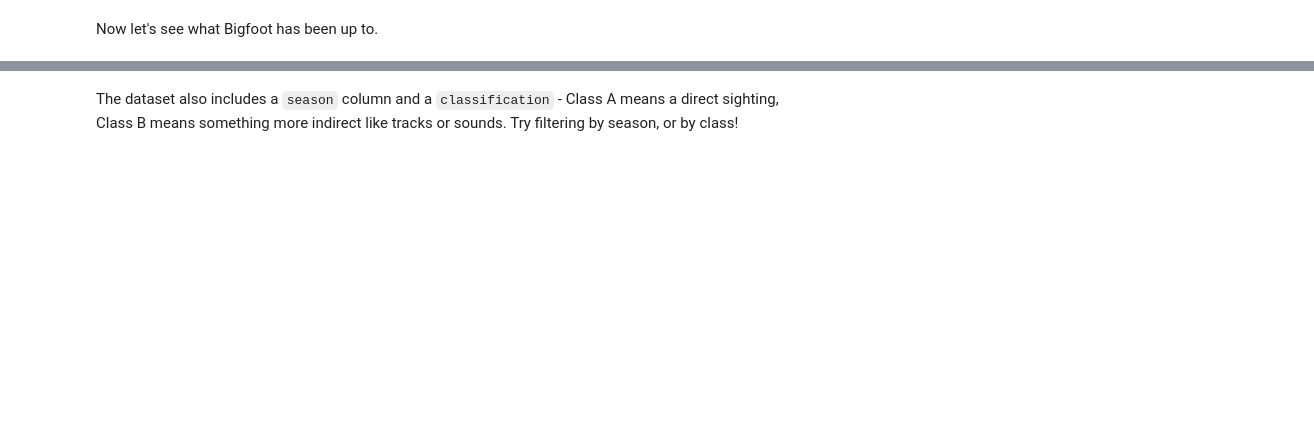
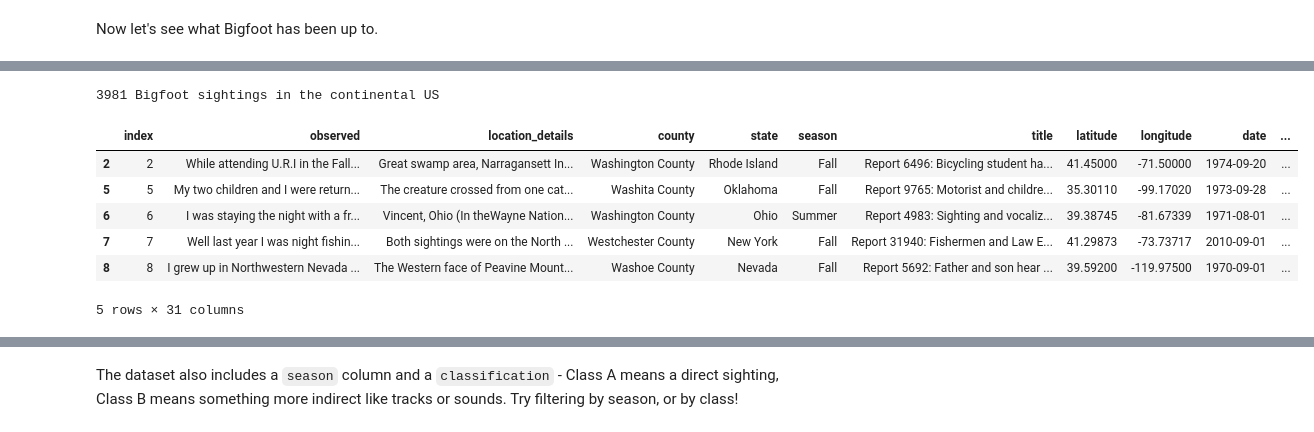
Before and after one commit to zjscholnick/ucsb-geog-club-workshop-1-2026, a Jupyter notebook: Workshop-1.ipynb, the cells around one changed output, grey strips where cells are left out. Saved outputs shown, nothing was run; the diff lists cells and outputs as text; code cells hidden in the pictures; blank space fills up the shorter version.

```diff
--- a/Workshop-1.ipynb
+++ b/Workshop-1.ipynb
@@ -383,13 +458,22 @@ bigfoot_df.head()
 # %%
 # Some reports are missing coordinates - we'll drop those
 bigfoot_df = bigfoot_df.dropna(subset=['latitude', 'longitude'])
 
 bigfoot_gdf = gpd.GeoDataFrame(bigfoot_df, geometry=gpd.points_from_xy(bigfoot_df['longitude'], bigfoot_df['latitude']), crs="EPSG:4326")
 
-bigfoot_conus = bigfoot_gdf[(bigfoot_gdf['latitude'] >= 24) & (bigfoot_gdf['latitude'] <= 50) & (bigfoot_gdf['longitude'] >= -125) & (bigfoot_gdf['longitude'] <= -66)]
+bigfoot_conus = gpd.sjoin(bigfoot_gdf, states_conus[['geometry']], how='inner', predicate='within')
 
 print(f"{len(bigfoot_conus)} Bigfoot sightings in the continental US")
 bigfoot_conus.head()
+# %% [output]
+3981 Bigfoot sightings in the continental US
+|  | index | observed | location_details | county | state | season | title | latitude | longitude | date | ... |
+| 2 | 2 | While attending U.R.I in the Fall... | Great swamp area, Narragansett In... | Washington County | Rhode Island | Fall | Report 6496: Bicycling student ha... | 41.45000 | -71.50000 | 1974-09-20 | ... |
+| 5 | 5 | My two children and I were return... | The creature crossed from one cat... | Washita County | Oklahoma | Fall | Report 9765: Motorist and childre... | 35.30110 | -99.17020 | 1973-09-28 | ... |
+| 6 | 6 | I was staying the night with a fr... | Vincent, Ohio (In theWayne Nation... | Washington County | Ohio | Summer | Report 4983: Sighting and vocaliz... | 39.38745 | -81.67339 | 1971-08-01 | ... |
+| 7 | 7 | Well last year I was night fishin... | Both sightings were on the North ... | Westchester County | New York | Fall | Report 31940: Fishermen and Law E... | 41.29873 | -73.73717 | 2010-09-01 | ... |
+| 8 | 8 | I grew up in Northwestern Nevada ... | The Western face of Peavine Mount... | Washoe County | Nevada | Fall | Report 5692: Father and son hear ... | 39.59200 | -119.97500 | 1970-09-01 | ... |
+5 rows × 31 columns
 # %%
 fig, ax = plt.subplots(figsize=(12, 8))
 states_conus.plot(ax=ax, color="lightgray", edgecolor="black", linewidth=0.5)
```
Also changed, not shown: parts of 16 cells of this notebook, 12 other files.
